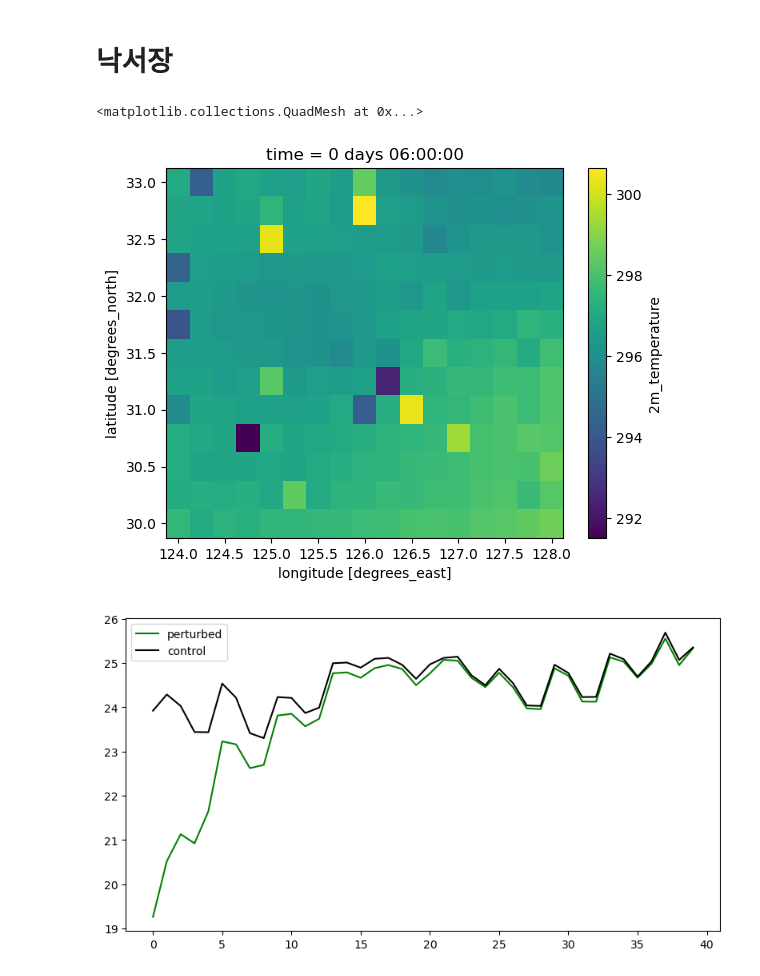
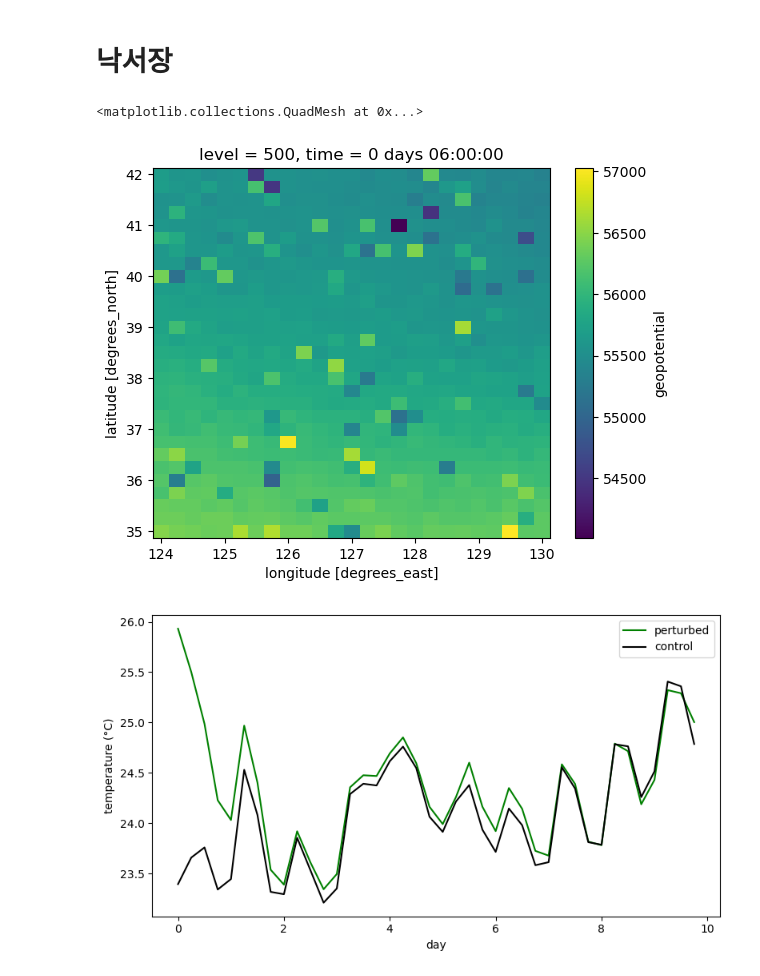
Before and after one commit to HisKim1/his_graphcast, a Jupyter notebook: shuffle/validate_input.ipynb, the cells around one changed output. Drawn from its saved outputs; the diff is of its cells as text; code cells hidden in the pictures.

```diff
--- a/shuffle/validate_input.ipynb
+++ b/shuffle/validate_input.ipynb
@@ -238,20 +238,27 @@ plt.show()
 # %% [markdown]
 # 낙서장
 # %%
-data=xr.open_dataset("/data/GC_output/shuffle/GC_0.3_5_0.nc").squeeze()
-origin = xr.open_dataset('/data/GC_output/2021-06-21/GC_output_10.nc').squeeze()
+data=xr.open_dataset("/data/GC_output/proportional/GC_0.01_15_0.nc").squeeze()#.isel(time=0).sel(lat=slice(35,42), lon=slice(124,130))["2m_temperature"]
+data2=xr.open_dataset("/geodata2/S2S/DL/GC_input/proportional/ERA5_0.005_90_0.nc").squeeze()
+
+origin = xr.open_dataset('/data/GC_output/2021-06-21/GC_output_10.nc').squeeze()#.isel(time=0).sel(lat=slice(35,42), lon=slice(124,130))["2m_temperature"]
 # %%
-data.isel(time=0).sel(lat=slice(30,33), lon=slice(124,128))["2m_temperature"].plot()
+(data.isel(time=0).sel(lat=slice(35,42), lon=slice(124,130), level=500)["geopotential"]).plot()
 # %% [output]
 <matplotlib.collections.QuadMesh at 0x...>
-[figure, old version]
+[figure, new version]
 # %%
-date = range(40)
+date = np.arange(0, 10, 0.25)
 scale = 0.5
+ # 37.25 125.5 / 39 125.75
+lat=32.5
+lon=127.25
 plt.figure(figsize=(16*scale, 9*scale))
-plt.plot(date, data.sel(lat=30.5, lon=126.5)["2m_temperature"]-273.15, label="perturbed", color="green")
-plt.plot(date, origin.sel(lat=30.5, lon=126.5)["2m_temperature"]-273.15, label="control", color="black")
+plt.plot(date, data.sel(lat=lat, lon=lon)["2m_temperature"]-273.15, label="perturbed", color="green")
+plt.plot(date, origin.sel(lat=lat, lon=lon)["2m_temperature"]-273.15, label="control", color="black")
+plt.xlabel("day")
+plt.ylabel("temperature (°C)")
 plt.legend()
 plt.tight_layout()
 # %% [output]
-[figure, old version]
+[figure, new version]
```
Also changed, not shown: 8 other files.
